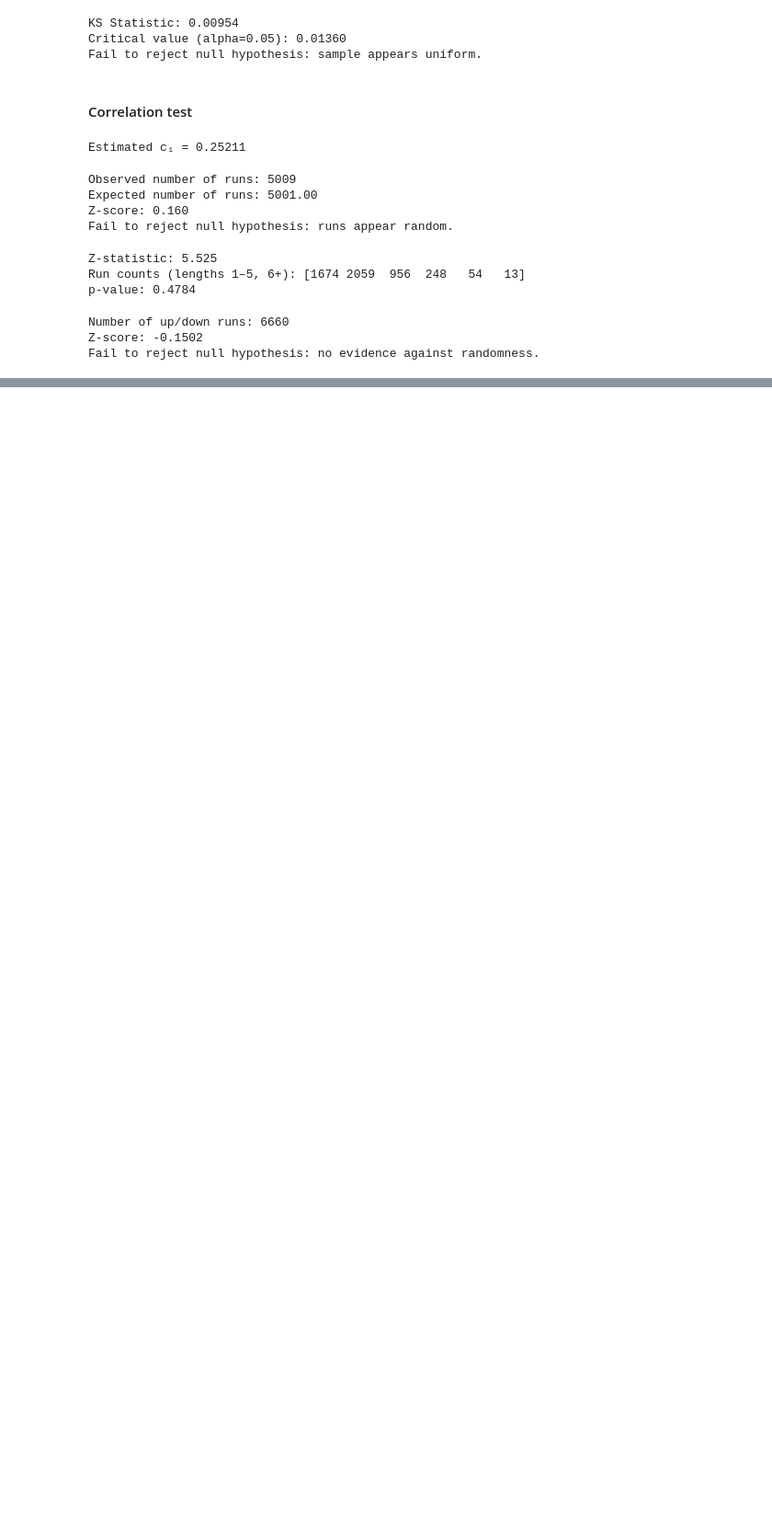
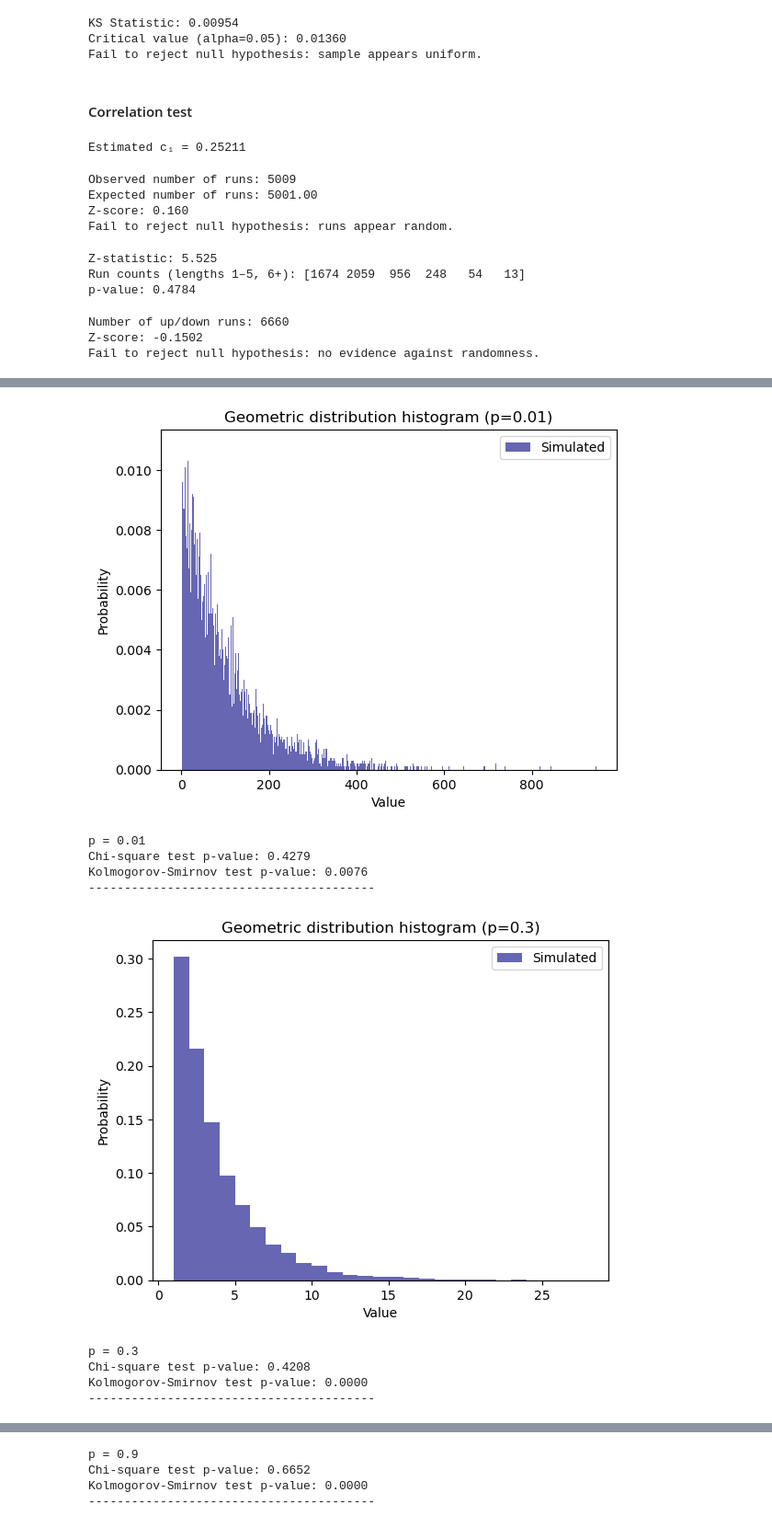
Before and after one commit to rikkeals/Stochastic_Simulation, a Jupyter notebook: Exercises.ipynb, the cells around one changed output, grey strips where cells are left out. Shown at 92% size. Saved outputs shown, nothing was run; the diff lists cells and outputs as text; code cells hidden in the pictures; blank space fills up the shorter version.

```diff
--- a/Exercises.ipynb
+++ b/Exercises.ipynb
@@ -672,0 +677,57 @@ Fail to reject null hypothesis: no evidence against randomness.
+# %%
+import numpy as np
+import matplotlib.pyplot as plt
+from scipy.stats import geom, chisquare, kstest
+
+np.random.seed(237)
+p_values = [0.01, 0.3, 0.9]
+
+for p in p_values:
+    samples = np.random.geometric(p, size=10000)
+
+    # Histogram
+    plt.figure()
+    plt.hist(samples, bins=range(1, np.max(samples)+1), density=True, alpha=0.6, color='navy', label='Simulated')
+
+    k = np.arange(1, np.max(samples)+1)
+    theoretical_pmf = geom.pmf(k, p)
+    #plt.plot(k, theoretical_pmf, '-', label='Theoretical', linewidth=1, color='darkred')
+
+    plt.title(f'Geometric distribution histogram (p={p})')
+    plt.xlabel('Value')
+    plt.ylabel('Probability')
+    plt.legend()
+    plt.show()
+
+    # Chi-square test
+    observed_counts, _ = np.histogram(samples, bins=range(1, np.max(samples)+2))
+    expected_counts = geom.pmf(k, p) * len(samples)
+
+    # Align lengths and apply threshold for expected counts > 5
+    valid = expected_counts > 5
+    obs_valid = observed_counts[valid]
+    exp_valid = expected_counts[valid]
+
+    # Rescale expected to match observed sum
+    exp_valid = exp_valid * obs_valid.sum() / exp_valid.sum()
+
+    chi_stat, chi_p = chisquare(f_obs=obs_valid, f_exp=exp_valid)
+
+    # KS test (compare with CDF directly)
+    ks_stat, ks_p = kstest(samples, geom(p).cdf)
+
+    print(f"p = {p}")
+    print(f"Chi-square test p-value: {chi_p:.4f}")
+    print(f"Kolmogorov-Smirnov test p-value: {ks_p:.4f}")
+    print("-" * 40)
+# %% [output]
+[figure, added]
+p = 0.01
+Chi-square test p-value: 0.4279
+Kolmogorov-Smirnov test p-value: 0.0076
+----------------------------------------
+[figure, added]
+p = 0.3
+Chi-square test p-value: 0.4208
+Kolmogorov-Smirnov test p-value: 0.0000
+----------------------------------------
@@ -672,0 +735,4 @@ Fail to reject null hypothesis: no evidence against randomness.
+p = 0.9
+Chi-square test p-value: 0.6652
+Kolmogorov-Smirnov test p-value: 0.0000
+----------------------------------------
```
Also changed, not shown: parts of 14 cells of this notebook, 1 other file.
